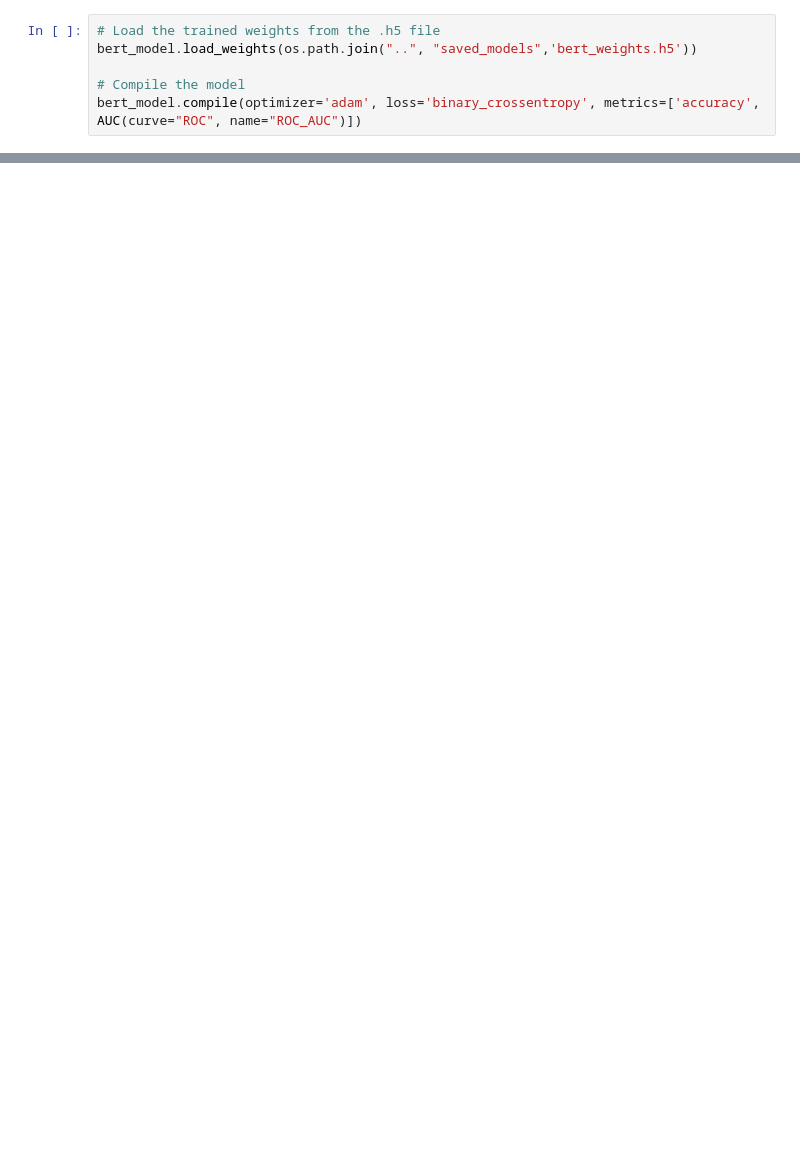
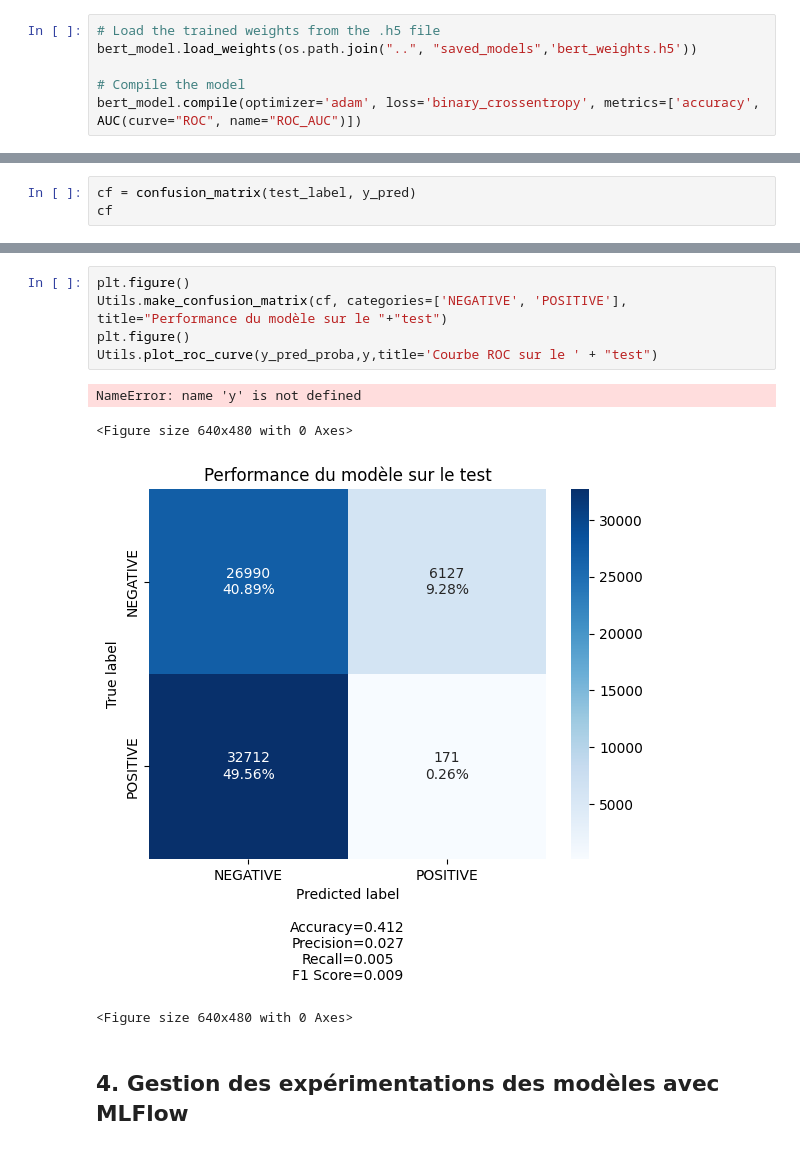
Before and after one commit to thilychu/Projet7-Detect-bad-buzz-with-deep-learning, a Jupyter notebook: notebooks/3_BERT_model.ipynb, the cells around one changed output, grey strips where cells are left out. Cells and saved outputs as stored; diff of their text form; blank space fills up the shorter version.

```diff
--- a/notebooks/3_BERT_model.ipynb
+++ b/notebooks/3_BERT_model.ipynb
@@ -248,0 +230,3 @@ if __name__ == "__main__":
+# %%
+cf = confusion_matrix(test_label, y_pred)
+cf
@@ -248,0 +248,12 @@ if __name__ == "__main__":
+# %%
+plt.figure()
+Utils.make_confusion_matrix(cf, categories=['NEGATIVE', 'POSITIVE'], title="Performance du modèle sur le "+"test")
+plt.figure()
+Utils.plot_roc_curve(y_pred_proba,y,title='Courbe ROC sur le ' + "test")
+# %% [output]
+NameError: name 'y' is not defined
+<Figure size 640x480 with 0 Axes>
+[figure, added]
+<Figure size 640x480 with 0 Axes>
+# %% [markdown]
+## 4. Gestion des expérimentations des modèles avec MLFlow<a class="anchor" id="paragraph4"></a>
```
Also changed, not shown: parts of 15 cells of this notebook, 1 other file.
